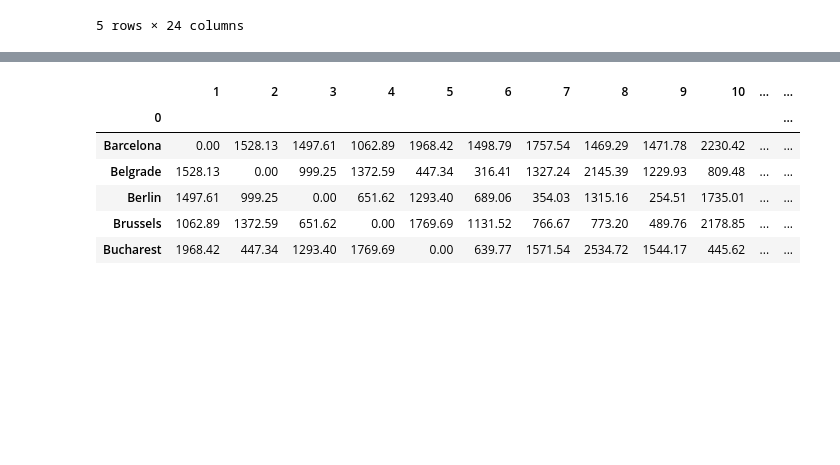
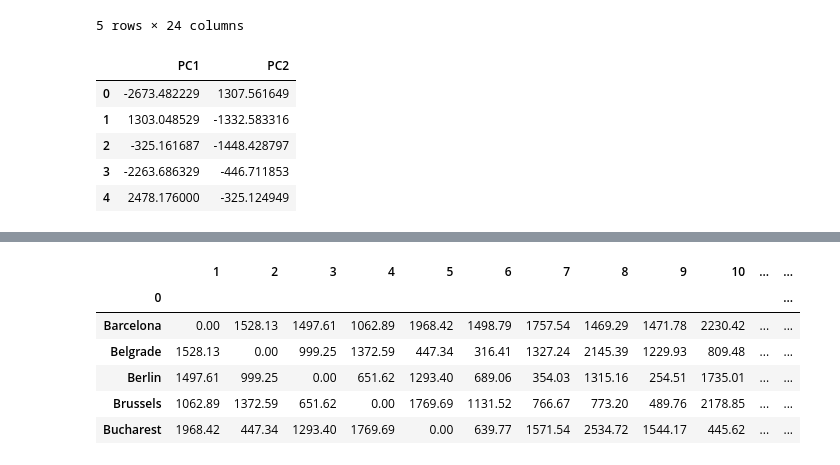
Before and after one commit to denverkim/DM_FALL2026, a Jupyter notebook: DM_LAB7.ipynb, the cells around one changed output, grey strips where cells are left out. Saved outputs shown, nothing was run; the diff lists cells and outputs as text; code cells hidden in the pictures; blank space fills up the shorter version.

```diff
--- a/DM_LAB7.ipynb
+++ b/DM_LAB7.ipynb
@@ -56,3 +56,19 @@ city.head()
 | Brussels | 1062.89 | 1372.59 | 651.62 | 0.00 | 1769.69 | 1131.52 | 766.67 | 773.20 | 489.76 | 2178.85 | ... |
 | Bucharest | 1968.42 | 447.34 | 1293.40 | 1769.69 | 0.00 | 639.77 | 1571.54 | 2534.72 | 1544.17 | 445.62 | ... |
 5 rows × 24 columns
+# %%
+# PCA
+from sklearn.decomposition import PCA
+
+pca = PCA(n_components=2)
+df = pca.fit_transform(city) #주성분
+df = pd.DataFrame(df)
+df.columns = ['PC1', 'PC2']
+df.head()
+# %% [output]
+|  | PC1 | PC2 |
+| 0 | -2673.482229 | 1307.561649 |
+| 1 | 1303.048529 | -1332.583316 |
+| 2 | -325.161687 | -1448.428797 |
+| 3 | -2263.686329 | -446.711853 |
+| 4 | 2478.176000 | -325.124949 |
```
Also changed, not shown: parts of 2 cells of this notebook.
